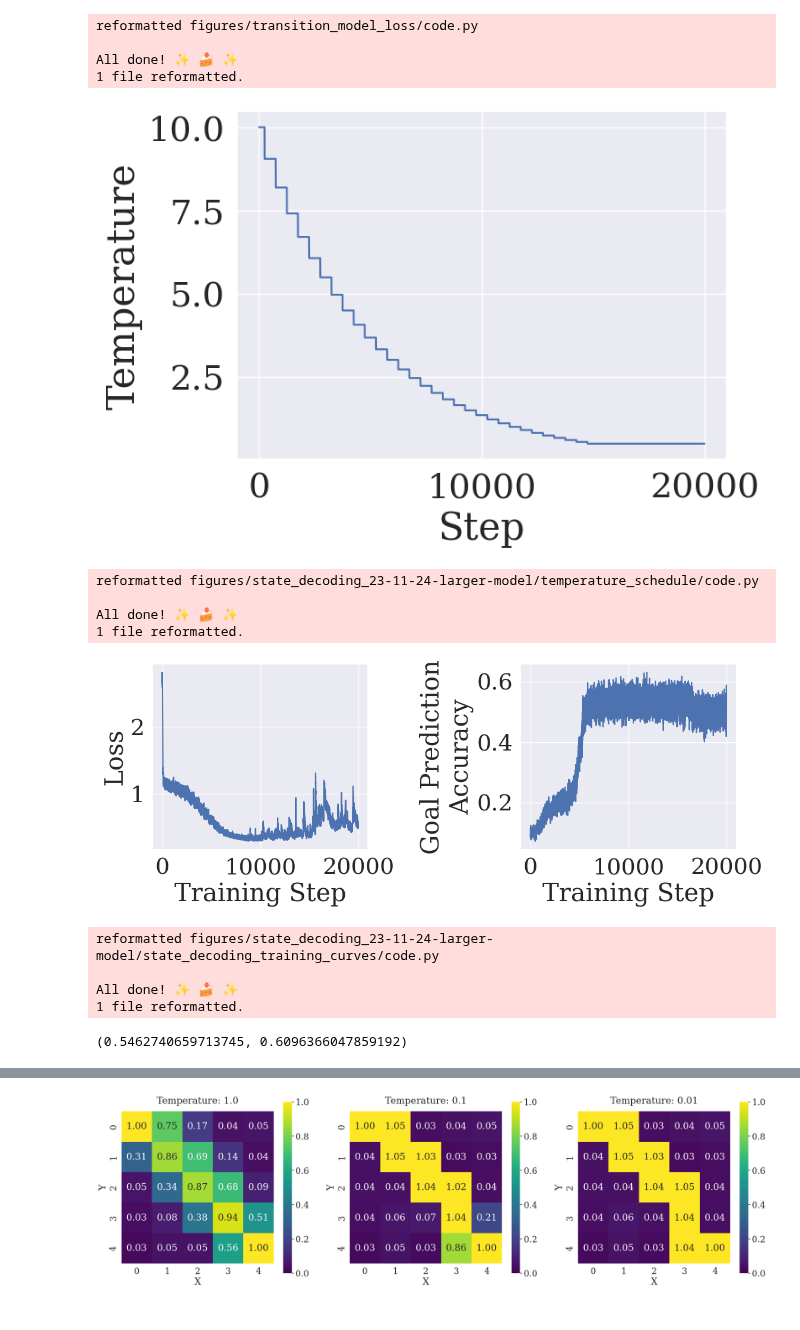
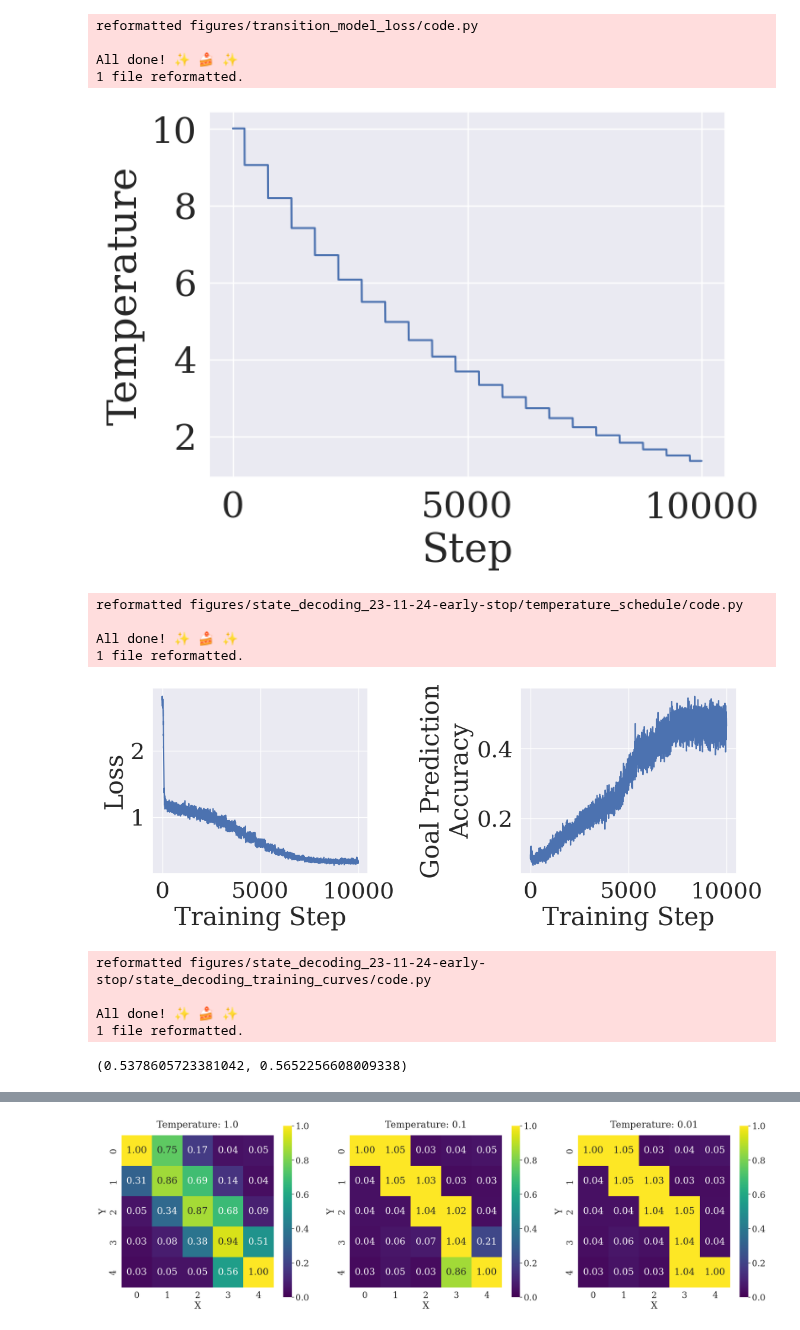
Before and after one commit to DylanCope/poclaps, a Jupyter notebook: state_decoding_with_world_model.ipynb, the cells around one changed output, grey strips where cells are left out. Drawn from its saved outputs; the diff is of its cells as text; code cells hidden in the pictures.

Commit message:
trying early stopping

```diff
--- a/state_decoding_with_world_model.ipynb
+++ b/state_decoding_with_world_model.ipynb
@@ -534,10 +534,10 @@ class ObsActionDecoder(nn.Module):
 
         return obs_preds, action_logits
 # %%
-EXPERIMENT_NAME = '23-11-24-larger-model'
+EXPERIMENT_NAME = '23-11-24-early-stop'
 BATCH_SIZE = 512
 SEQ_LEN = 8
-N_TRAIN_STEPS = 20000
+N_TRAIN_STEPS = 10000
 
 HIGH_TEMP = 10.0
 LOW_TEMP = 0.5
@@ -545,7 +545,7 @@ ROUND_FAC = 500
 SCHEDULE_STEPS = 15000
 ACTION_SAMPLE_TEMPERATURE = 0.01
 ENTROPY_BONUS_COEFF = 0.0
-MODEL_HIDDEN_SIZE = 512
+MODEL_HIDDEN_SIZE = 256
 
 
 def linear_temp_schedule(step,
@@ -568,35 +568,35 @@ def exponential_temp_schedule(step,
     return jnp.clip(temp, low_t, high_t)
 
 
 def plot_temp_schedules(schedule_df: pd.DataFrame):
     set_plotting_style(font_scale=2.5)
     _, ax = plt.subplots(figsize=(7, 5))
     sns.lineplot(x='step', y='temp', data=schedule_df, ax=ax)
     ax.set_xlabel('Step')
     ax.set_ylabel('Temperature')
 
 sample_training_batch = functools.partial(
     sample_sequences,
     n_seqs=BATCH_SIZE,
     seq_len=SEQ_LEN,
     action_sample_temp=ACTION_SAMPLE_TEMPERATURE
 )
 
 temp_schedule = exponential_temp_schedule
 
 schedule_df = pd.DataFrame({
     'step': np.arange(N_TRAIN_STEPS),
     'temp': temp_schedule(np.arange(N_TRAIN_STEPS))
 })
 
 save_reproducible_figure(
     'temperature_schedule',
     schedule_df, plot_temp_schedules, show=True,
     figures_dir=f'figures/state_decoding_{EXPERIMENT_NAME}'
 )
 # %% [output]
-[figure, old version]
+[figure, new version]
-reformatted figures/state_decoding_23-11-24-larger-model/temperature_schedule/code.py
+reformatted figures/state_decoding_23-11-24-early-stop/temperature_schedule/code.py
 
 All done! ✨ 🍰 ✨
 1 file reformatted.
@@ -746,8 +746,8 @@ save_reproducible_figure(
     figures_dir=f'figures/state_decoding_{EXPERIMENT_NAME}'
 )
 # %% [output]
-[figure, old version]
+[figure, new version]
-reformatted figures/state_decoding_23-11-24-larger-model/state_decoding_training_curves/code.py
+reformatted figures/state_decoding_23-11-24-early-stop/state_decoding_training_curves/code.py
 
 All done! ✨ 🍰 ✨
 1 file reformatted.
@@ -770,7 +770,7 @@ goal_pos_dist_mean = goal_pos_dist.mean()
 goal_pos_dist_std = goal_pos_dist.std()
 goal_pos_dist_mean.item(), goal_pos_dist_std.item()
 # %% [output]
-(0.5462740659713745, 0.6096366047859192)
+(0.5378605723381042, 0.5652256608009338)
 # %%
 items = {
     'seed': [],
```
Also changed, not shown: parts of 1 cell of this notebook, 9 other files.
